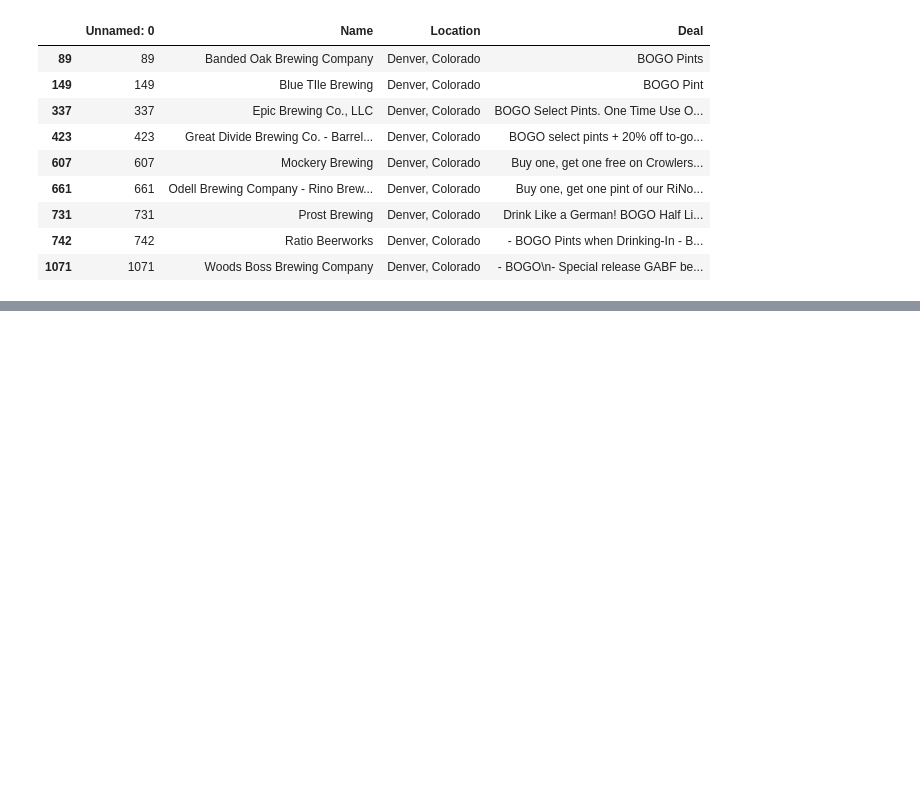
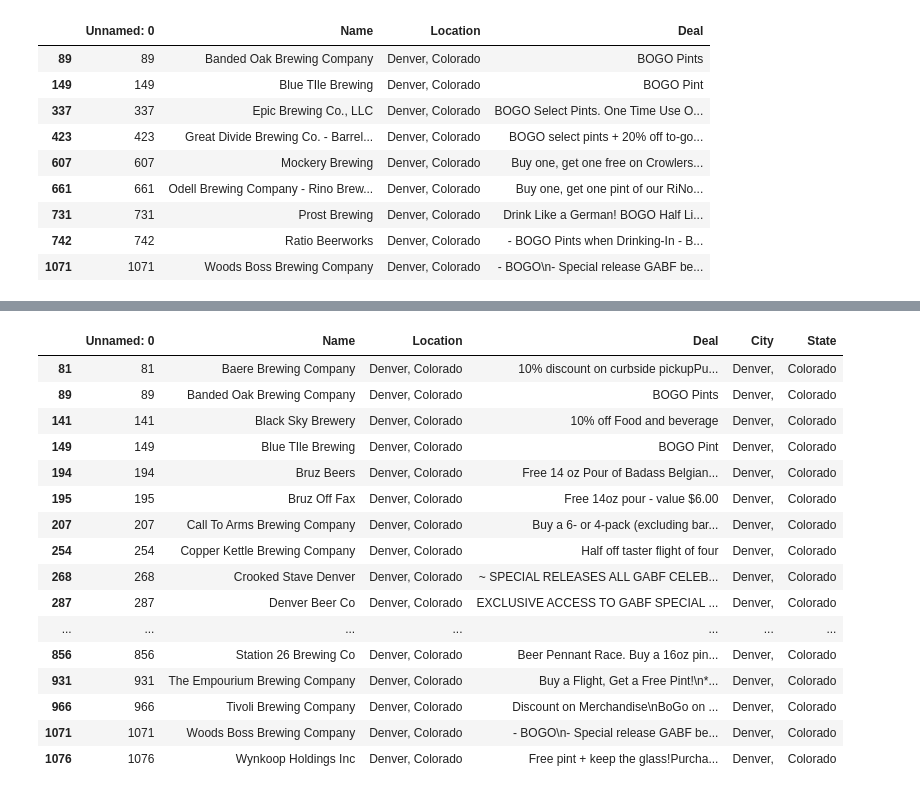
Before and after one commit to mcshakes/gabf_list, a Jupyter notebook: GABF_deals.ipynb, the cells around one changed output, grey strips where cells are left out. Saved outputs shown, nothing was run; the diff lists cells and outputs as text; code cells hidden in the pictures; blank space fills up the shorter version.

```diff
--- a/GABF_deals.ipynb
+++ b/GABF_deals.ipynb
@@ -3,5 +6,2 @@ import pandas as pd
-# %%
-df = pd.read_csv("breweries.csv")
-pd.set_option('max_columns', None)
 # %%
 bogo_list = ["BOGO", "Buy One"]
@@ -111,0 +108,30 @@ find_specials(denver_breweries)
+# %%
+def breweries_by_city(brew_list):
+    df = pd.DataFrame(brew_list)
+
+    df[["City", "State"]] = brew_list['Location'].str.split(expand=True)
+
+#     del df["Location"]
+
+    return df
+
+
+breweries_by_city(denver_breweries)
+# %% [output]
+|  | Unnamed: 0 | Name | Location | Deal | City | State |
+| 81 | 81 | Baere Brewing Company | Denver, Colorado | 10% discount on curbside pickupPu... | Denver, | Colorado |
+| 89 | 89 | Banded Oak Brewing Company | Denver, Colorado | BOGO Pints | Denver, | Colorado |
+| 141 | 141 | Black Sky Brewery | Denver, Colorado | 10% off Food and beverage | Denver, | Colorado |
+| 149 | 149 | Blue TIle Brewing | Denver, Colorado | BOGO Pint | Denver, | Colorado |
+| 194 | 194 | Bruz Beers | Denver, Colorado | Free 14 oz Pour of Badass Belgian... | Denver, | Colorado |
+| 195 | 195 | Bruz Off Fax | Denver, Colorado | Free 14oz pour - value $6.00 | Denver, | Colorado |
+| 207 | 207 | Call To Arms Brewing Company | Denver, Colorado | Buy a 6- or 4-pack (excluding bar... | Denver, | Colorado |
+| 254 | 254 | Copper Kettle Brewing Company | Denver, Colorado | Half off taster flight of four | Denver, | Colorado |
+| 268 | 268 | Crooked Stave Denver | Denver, Colorado | ~ SPECIAL RELEASES ALL GABF CELEB... | Denver, | Colorado |
+| 287 | 287 | Denver Beer Co | Denver, Colorado | EXCLUSIVE ACCESS TO GABF SPECIAL ... | Denver, | Colorado |
+| ... | ... | ... | ... | ... | ... | ... |
+| 856 | 856 | Station 26 Brewing Co | Denver, Colorado | Beer Pennant Race. Buy a 16oz pin... | Denver, | Colorado |
+| 931 | 931 | The Empourium Brewing Company | Denver, Colorado | Buy a Flight, Get a Free Pint!\n*... | Denver, | Colorado |
+| 966 | 966 | Tivoli Brewing Company | Denver, Colorado | Discount on Merchandise\nBoGo on ... | Denver, | Colorado |
+| 1071 | 1071 | Woods Boss Brewing Company | Denver, Colorado | - BOGO\n- Special release GABF be... | Denver, | Colorado |
+| 1076 | 1076 | Wynkoop Holdings Inc | Denver, Colorado | Free pint + keep the glass!Purcha... | Denver, | Colorado |
```
Also changed, not shown: parts of 7 cells of this notebook.
